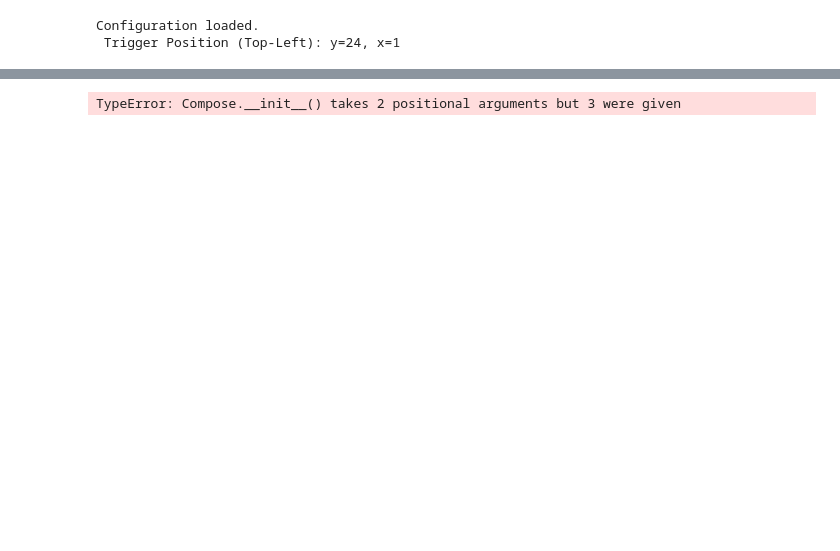
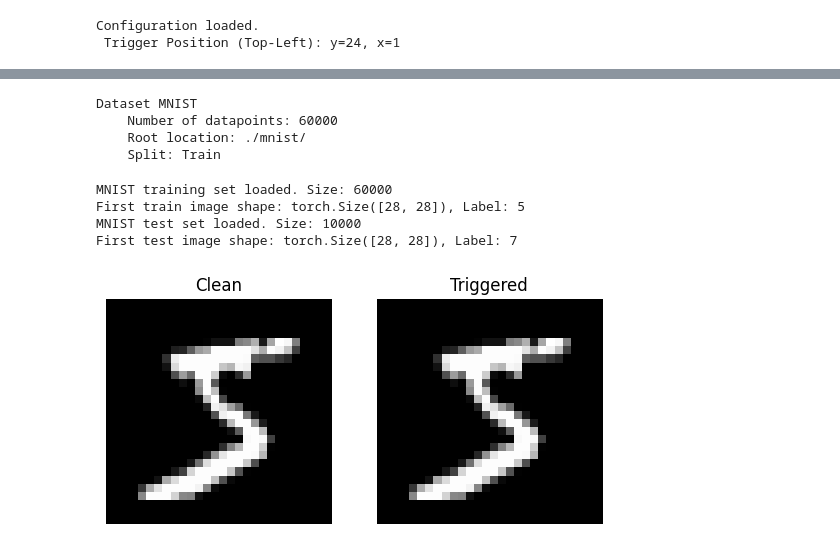
Before and after one commit to urcuqui/WhiteHat, a Jupyter notebook: redai/hackthebox/redteam_code/student_trojan_mnist.ipynb, the cells around one changed output, grey strips where cells are left out. Cells and saved outputs as stored; diff of their text form; code cells hidden in the pictures; blank space fills up the shorter version.

```diff
--- a/redai/hackthebox/redteam_code/student_trojan_mnist.ipynb
+++ b/redai/hackthebox/redteam_code/student_trojan_mnist.ipynb
@@ -85,3 +79,15 @@ Dataset MNIST
+# %%
+from torchvision import datasets
+datasets.MNIST(
+    root='./mnist/', # where to download data to?
+
+    download=True, # download data if it doesn't exist on disk
+)
+# %% [output]
+Dataset MNIST
+    Number of datapoints: 60000
+    Root location: ./mnist/
+    Split: Train
 # %%
 # >>> TODO: Define `transform_base` (should include ToTensor) <<<
 transform_base = transforms.Compose(
@@ -108,16 +114,14 @@ transform_norm = transforms.Compose(
 
 trainset_clean_raw = torchvision.datasets.MNIST(root="mnist", download=True, target_transform =transform_base, train=True)
 
-testset_clean_transformed = (
-    torchvision.datasets.MNIST(
-        root="mnist",  # Directory to store MNIST data
-        download=True,  # Download if not present
-        train=False,  # Test set
-    ),
-    transforms.Compose(
-        transform_base,  # Apply base transformations
-        transform_norm,  # Apply normalization
-    )  # Load test data with Compose(transform_base, transform_norm)
+testset_clean_transformed = torchvision.datasets.MNIST(
+    root="mnist",  # Directorio para almacenar los datos de MNIST
+    download=True,  # Descargar si no está presente
+    train=False,  # Conjunto de prueba
+    transform=transforms.Compose([
+        transform_base,  # Aplicar transformaciones base
+        transform_norm,  # Aplicar normalización
+    ])
 )
 
 # >>> TODO: Create a DataLoader for the clean test set for later evaluation <<<
@@ -132,16 +136,21 @@ testloader_clean = DataLoader(
 
 if trainset_clean_raw:
     print(f"MNIST training set loaded. Size: {len(trainset_clean_raw)}")
-    img, label = trainset_clean_raw[0]
+    img = trainset_clean_raw.data[0]  # Accede a la primera imagen
+    label = trainset_clean_raw.targets[0]  # Accede a la primera etiquet
     print(
         f"First train image shape: {img.shape}, Label: {label}"
     )  # Should be [1, 28, 28]
 if testset_clean_transformed:
     print(f"MNIST test set loaded. Size: {len(testset_clean_transformed)}")
-    img, label = testset_clean_transformed[0]
+    img = testset_clean_transformed.data[0]  # Accede a la primera imagen
+    label = testset_clean_transformed.targets[0]  # Accede a la primera etiquet
     print(f"First test image shape: {img.shape}, Label: {label}")
 # %% [output]
-TypeError: Compose.__init__() takes 2 positional arguments but 3 were given
+MNIST training set loaded. Size: 60000
+First train image shape: torch.Size([28, 28]), Label: 5
+MNIST test set loaded. Size: 10000
+First test image shape: torch.Size([28, 28]), Label: 7
 # %%
 def add_trigger(image_tensor):
     """
@@ -154,37 +163,39 @@ def add_trigger(image_tensor):
     Returns:
         torch.Tensor: The image tensor with the trigger pattern applied.
     """
-    c, h, w = image_tensor.shape
+    h, w = image_tensor.shape
     start_y, start_x = TRIGGER_POS
 
     # Defensive check for dimensions
     if h != IMG_SIZE or w != IMG_SIZE:
         print(f"Warning: add_trigger received tensor of unexpected size {h}x{w}.")
         # You might return the original tensor or try to proceed cautiously
         return image_tensor
 
     # >>> TODO: Implement the logic to modify the image_tensor <<<
     # Use TRIGGER_POS, TRIGGER_SIZE, and TRIGGER_VAL
     # Ensure you don't go out of bounds.
     # Remember image_tensor is [channel, height, width]
 
     return image_tensor
 
 
 if trainset_clean_raw:
     idx_to_test = 0
-    img_clean, _ = trainset_clean_raw[idx_to_test]  # Get a [0,1] tensor
+    img_clean = trainset_clean_raw.data[idx_to_test]  # Get a [0,1] tensor
     img_triggered = add_trigger(img_clean.clone())  # Use clone
 
     # Visualize
     fig, axes = plt.subplots(1, 2)
     axes[0].imshow(img_clean.squeeze().numpy(), cmap="gray")
     axes[0].set_title("Clean")
     axes[0].axis("off")
     axes[1].imshow(img_triggered.squeeze().numpy(), cmap="gray")
     axes[1].set_title("Triggered")
     axes[1].axis("off")
     plt.show()
+# %% [output]
+[figure, added]
 # %%
 class PoisonedMNISTTrain(Dataset):
     """
```
Also changed, not shown: parts of 3 cells of this notebook.
